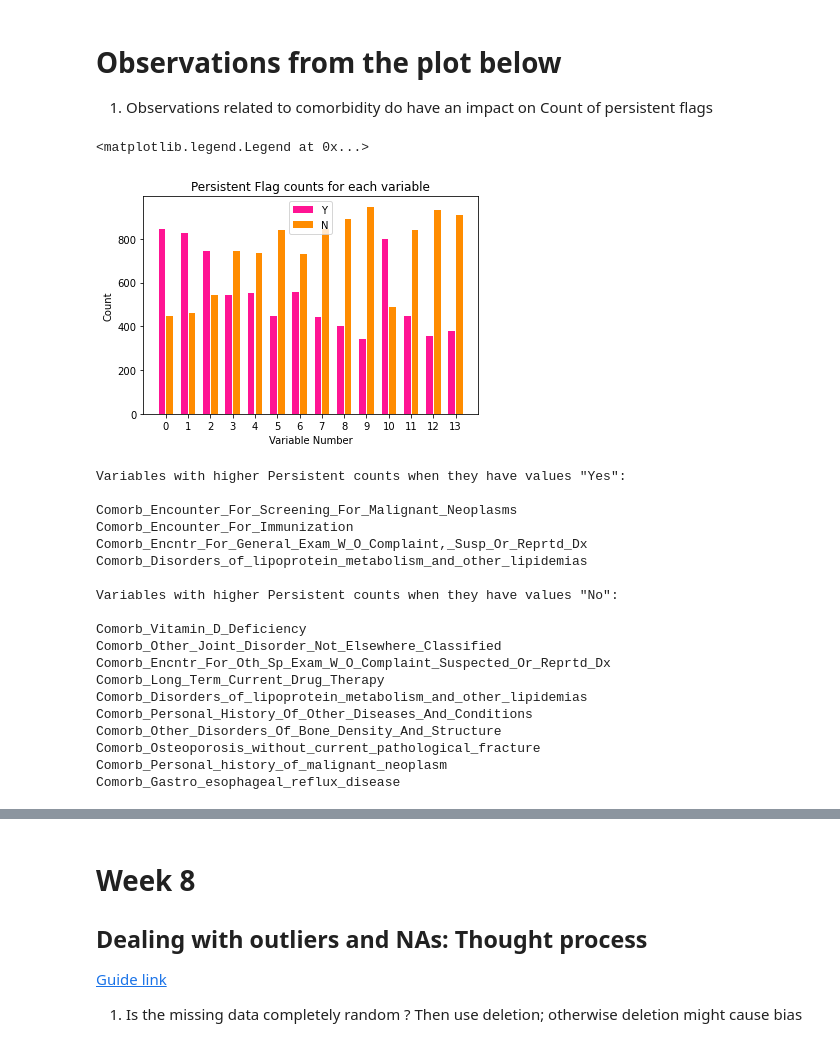
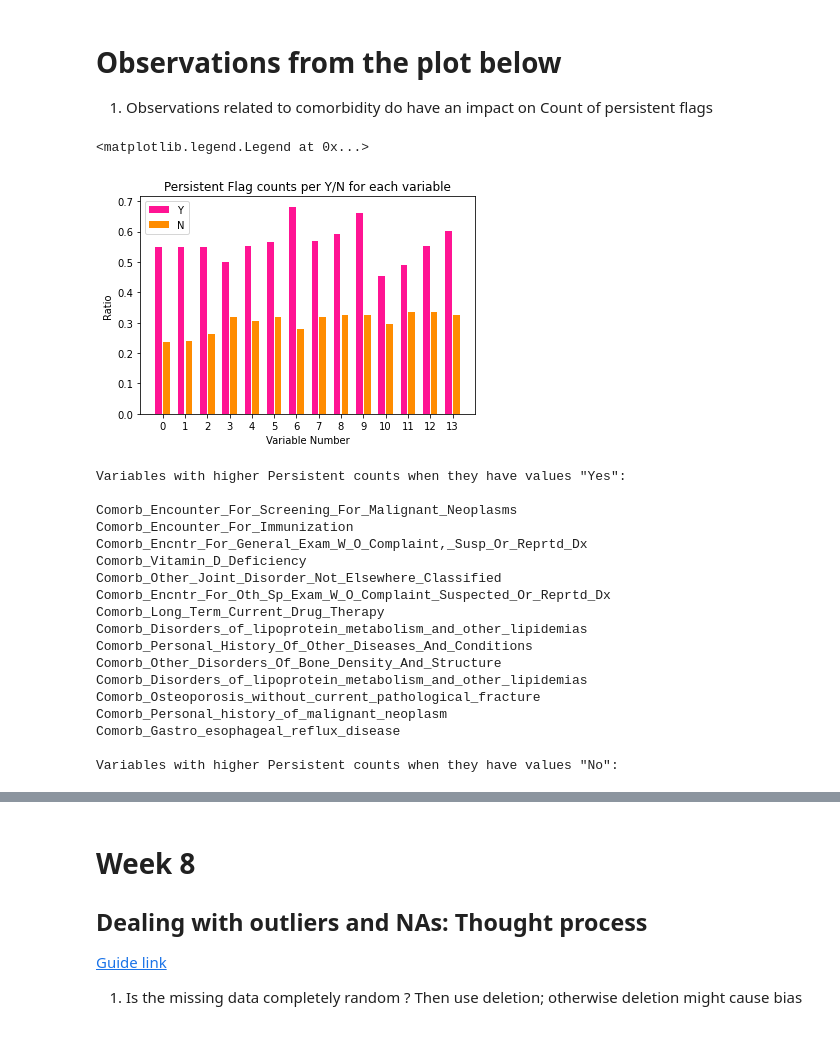
Before and after one commit to Omar-Safwat/HealthCare_project, a Jupyter notebook: Omar-Findings/Omar-Findings.ipynb, the cells around one changed output, grey strips where cells are left out. Saved outputs shown, nothing was run; the diff lists cells and outputs as text; code cells hidden in the pictures.

Commit message:
Normalized Comorb. counts

```diff
--- a/Omar-Findings/Omar-Findings.ipynb
+++ b/Omar-Findings/Omar-Findings.ipynb
@@ -168,23 +173,29 @@ df_eda = df_eda.rename(columns=new_names_encode)
 # %%
 #Plotting counts of persistent and non persistent flags for "Y" labeled comorb
 import matplotlib.pyplot as plt
 fig1, ax1 = plt.subplots()
+
+Y_persist_height=[]
+N_persist_height=[]
 #Calculate Counts of persistent flags for each variable
-Y_persist_height = [pd.crosstab(index=df_eda['P_F'], columns=col_val).loc['Persistent', 'Y'] for col_name, col_val in df_eda.loc[:, 'C_E_F_S_F_M_N':].iteritems()]
-N_persist_height = [pd.crosstab(index=df_eda['P_F'], columns=col_val).loc['Persistent', 'N'] for col_name, col_val in df_eda.loc[:, 'C_E_F_S_F_M_N':].iteritems()]
+for col_name, col_val in df_eda.loc[:, 'C_E_F_S_F_M_N':].iteritems():
+    #Persistent flag count is scaled by the count of Yes flags.
+    Y_persist_height.append(pd.crosstab(index=df_eda['P_F'], columns=col_val).loc['Persistent', 'Y'] / col_val.value_counts()['Y'])
+    #Persistent flag count is scaled by the count of No flags.
+    N_persist_height.append(pd.crosstab(index=df_eda['P_F'], columns=col_val).loc['Persistent', 'N'] / col_val.value_counts()['N'])
 
 x = np.arange(len(df_eda.columns)-2)
 ax1.bar(x=x-0.35/2, height=Y_persist_height, width=0.3, label='Y', color='deeppink')
 ax1.bar(x=x+0.35/2, height=N_persist_height, width=0.3, label='N', color='darkorange')
 
-ax1.set_title('Persistent Flag counts for each variable')
+ax1.set_title('Persistent Flag counts per Y/N for each variable')
 ax1.set_xticks(x)
-ax1.set_ylabel('Count')
+ax1.set_ylabel('Ratio')
 ax1.set_xlabel('Variable Number')
 plt.legend(loc='best')
 # %% [output]
 <matplotlib.legend.Legend at 0x...>
-[figure, old version]
+[figure, new version]
 # %%
 print('Variables with higher Persistent counts when they have values "Yes":\n')
 for col in [col_val for col_idx, col_val in enumerate(df_eda.columns[2:]) if Y_persist_height[col_idx] > N_persist_height[col_idx]]:
@@ -199,10 +210,6 @@ Variables with higher Persistent counts when they have values "Yes":
 Comorb_Encounter_For_Screening_For_Malignant_Neoplasms
 Comorb_Encounter_For_Immunization
 Comorb_Encntr_For_General_Exam_W_O_Complaint,_Susp_Or_Reprtd_Dx
-Comorb_Disorders_of_lipoprotein_metabolism_and_other_lipidemias
-
-Variables with higher Persistent counts when they have values "No":
-
 Comorb_Vitamin_D_Deficiency
 Comorb_Other_Joint_Disorder_Not_Elsewhere_Classified
 Comorb_Encntr_For_Oth_Sp_Exam_W_O_Complaint_Suspected_Or_Reprtd_Dx
@@ -210,9 +217,12 @@ Comorb_Long_Term_Current_Drug_Therapy
 Comorb_Disorders_of_lipoprotein_metabolism_and_other_lipidemias
 Comorb_Personal_History_Of_Other_Diseases_And_Conditions
 Comorb_Other_Disorders_Of_Bone_Density_And_Structure
+Comorb_Disorders_of_lipoprotein_metabolism_and_other_lipidemias
 Comorb_Osteoporosis_without_current_pathological_fracture
 Comorb_Personal_history_of_malignant_neoplasm
 Comorb_Gastro_esophageal_reflux_disease
+
+Variables with higher Persistent counts when they have values "No":
 # %% [markdown]
 # Important Terminology
 ## IDN
```
Also changed, not shown: parts of 2 cells of this notebook.
